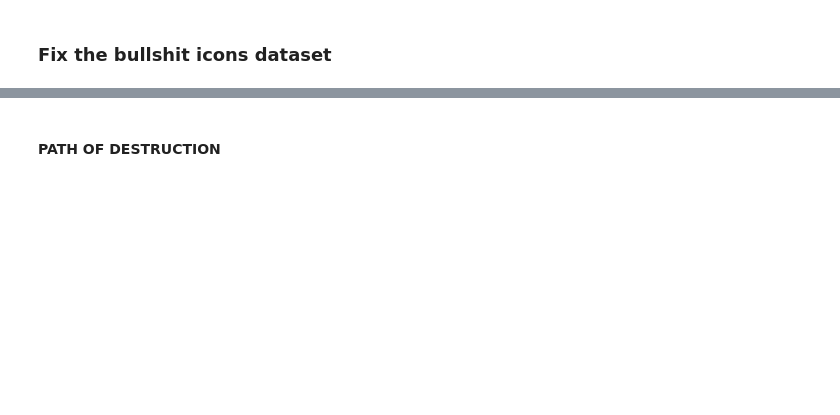
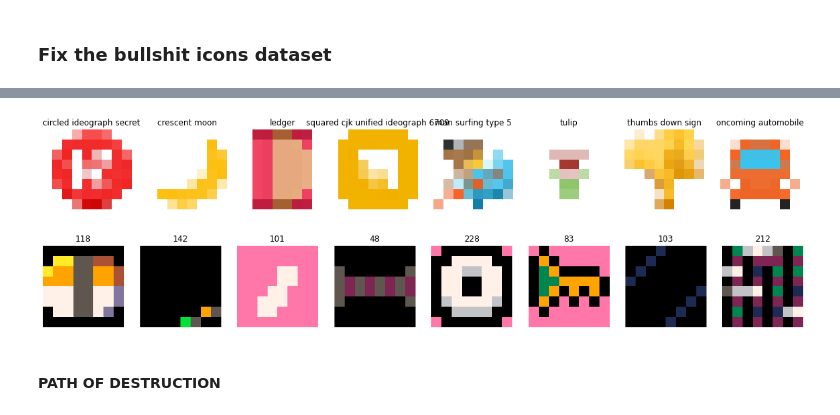
Before and after one commit to MasterMilkX/BMO_chatbot_prototype, a Jupyter notebook: Experimental_Notebooks/sprite_autoencoder.ipynb, the cells around one changed output, grey strips where cells are left out. Drawn from its saved outputs; the diff is of its cells as text; code cells hidden in the pictures; blank space fills up the shorter version.

Commit message:
extract sprites

```diff
--- a/Experimental_Notebooks/sprite_autoencoder.ipynb
+++ b/Experimental_Notebooks/sprite_autoencoder.ipynb
@@ -1143,2 +1149,14 @@ plt.plot(acc_uic.history['accuracy'])
+# %%
+icons50 = np.load('../data/sprite_data/icon_dat_rgb8.npy', allow_pickle=True)
+randicons = icons50[random.sample(range(0,len(icons50)), k=8)]
+showMultiSprRGB([i['img'] for i in randicons],textArr=[i['label'] for i in randicons])
+# %% [output]
+[figure, added]
+# %%
+pico_sheets = np.load('../data/rip_data/good_pico_sheets.npy', allow_pickle=True)
+pico_randicons = pico_sheets[random.sample(range(0,len(pico_sheets)), k=8)]
+showMultiSprPalette([i['img'] for i in pico_randicons],textArr=[i['sprite_id'] for i in pico_randicons])
+# %% [output]
+[figure, added]
 # %% [markdown]
 #### PATH OF DESTRUCTION
```
Also changed, not shown: parts of 28 cells of this notebook, 4 other files.
